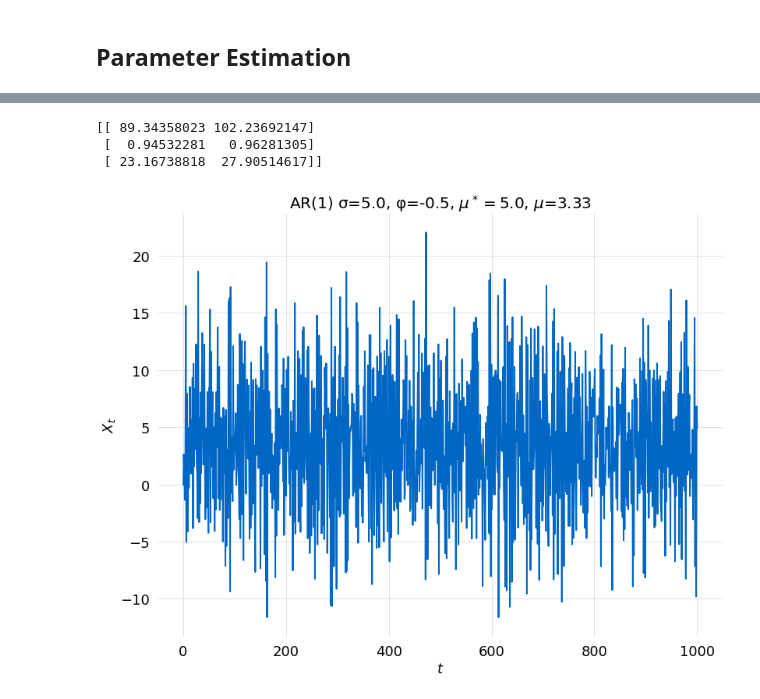
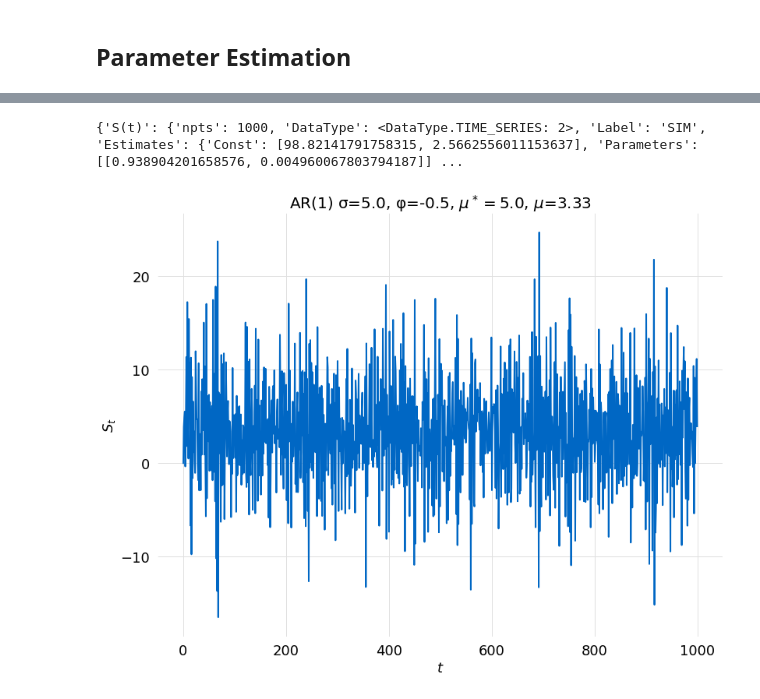
Before and after one commit to glyfish/alef, a Jupyter notebook: notebooks/random_processes/ar1_with_offset.ipynb, the cells around one changed output, grey strips where cells are left out. Saved outputs shown, nothing was run; the diff lists cells and outputs as text; code cells hidden in the pictures.

Commit message:
saved paramter estimates in analysis data frame

```diff
--- a/notebooks/random_processes/ar1_with_offset.ipynb
+++ b/notebooks/random_processes/ar1_with_offset.ipynb
@@ -214,16 +252,14 @@ ValueError: SARIMAX models require univariate `endog`. Got shape (1000, 2).
 # %%
-print(results.conf_int())
+print(df.attrs)
 # %% [output]
-[[ 89.34358023 102.23692147]
- [  0.94532281   0.96281305]
- [ 23.16738818  27.90514617]]
+{'S(t)': {'npts': 1000, 'DataType': <DataType.TIME_SERIES: 2>, 'Label': 'SIM', 'Estimates': {'Const': [98.82141791758315, 2.5662556011153637], 'Parameters': [[0.938904201658576, 0.004960067803794187]] ...
 # %%
 φ = -0.5
 μ = 5.0
 nsample = 1000
 title = f"AR(1) σ={σ}, φ={φ}, " + r"$\mu^*=$" + f"{μ}," + r" $\mu$=" + f"{format(μ/(1.0-φ), '4.2f')}"
-samples = arima.arp_offset([φ], μ, nsample, σ)
-curve(samples, plot_type=DataPlotType.TIME_SERIES, title=title)
+df = arima.arp_offset([φ], μ, nsample, σ)
+curve(df, plot_type=DataPlotType.TIME_SERIES, title=title)
 # %% [output]
-[figure, old version]
+[figure, new version]
 # %%
```
Also changed, not shown: parts of 18 cells of this notebook, 4 other files.
